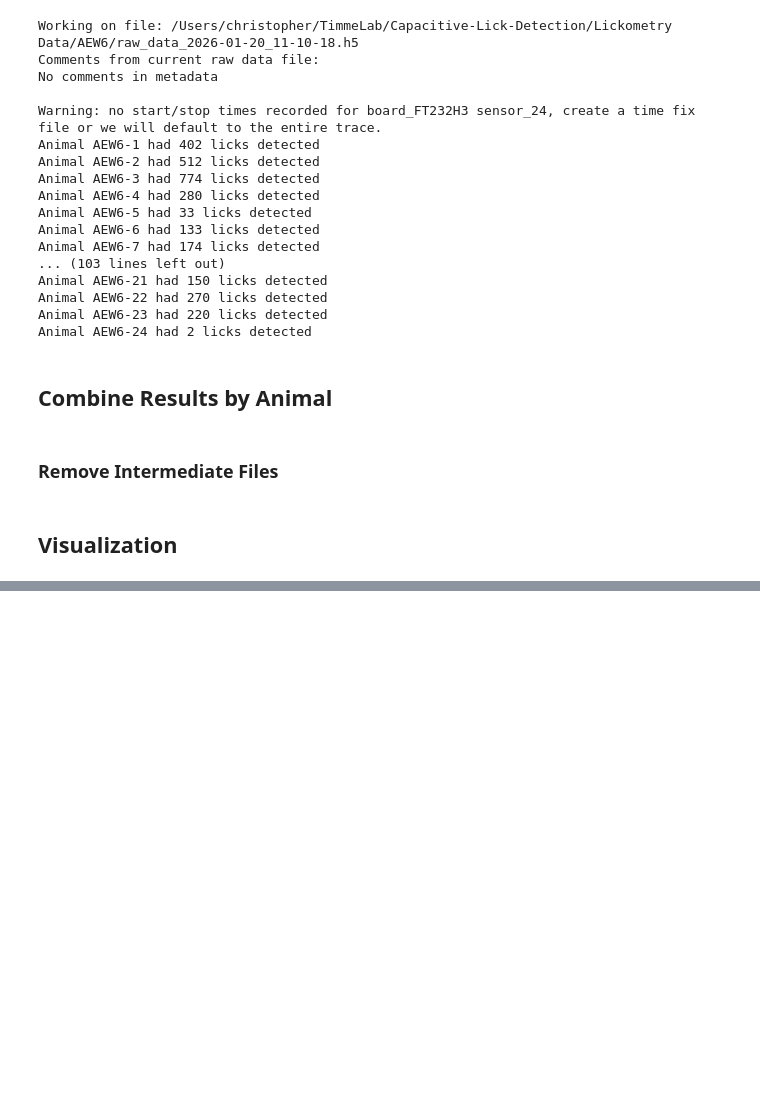
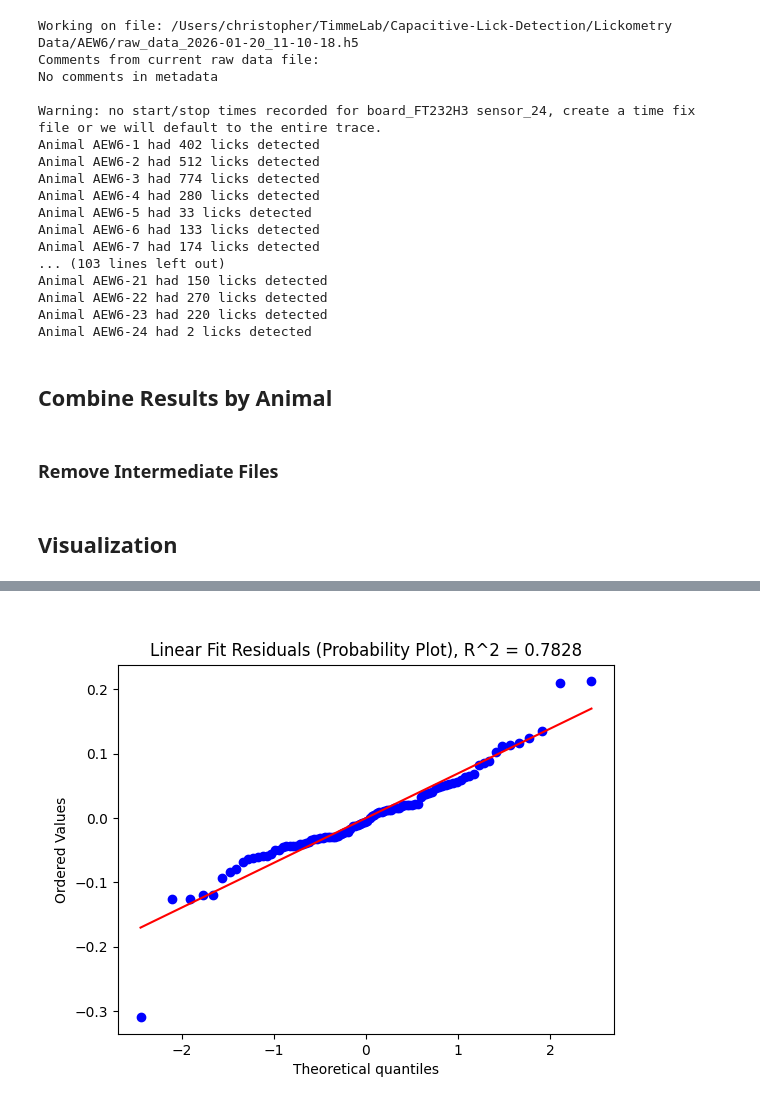
Before and after one commit to TimmeLab/CLiQR, a Jupyter notebook: DataAnalysis.ipynb, the cells around one changed output, grey strips where cells are left out. Cells and saved outputs as stored; diff of their text form; code cells hidden in the pictures; blank space fills up the shorter version.

```diff
--- a/DataAnalysis.ipynb
+++ b/DataAnalysis.ipynb
@@ -290,0 +297,16 @@ plt.show()
+# %%
+# Gather arrays n_licks and vol_consumed (with shape n_animals x n_files) for correlation
+n_animals = len(layout.values)
+n_files = len(fs.value)
+
+n_licks = np.zeros((n_files, n_animals))
+vol_consumed = np.zeros((n_files, n_animals))
+
+for i,animal_id in enumerate(layout.values):
+    animal_id = animal_id[0]
+    with h5py.File(combined_filepath, 'r') as h5f:
+        animal_data = h5f[animal_id]
+        for grp_num, grp_data in animal_data.items():
+            grp_num = int(grp_num)
+            vol_consumed[grp_num,i] = grp_data['consumed_vols'][()]
+            n_licks[grp_num,i] = grp_data['lick_indices'][()].size
@@ -290,0 +342,64 @@ plt.show()
+# %%
+# Linear model (OLS)
+X = sm.add_constant(n_licks.ravel())
+y = vol_consumed.ravel()
+mdl = sm.OLS(y, X).fit()
+
+# Robust linear model (RLM)
+mdlr = sm.RLM(y, X, M=sm.robust.norms.HuberT()).fit()
+
+# Residuals from robust fit (raw residuals)
+yhat_r = mdlr.predict(X)
+resid_r = y - yhat_r
+
+# (Optional) probability plots of residuals like plotResiduals(...,'probability')
+plt.figure()
+stats.probplot(mdl.resid, dist="norm", plot=plt)
+plt.title(f"Linear Fit Residuals (Probability Plot), R^2 = {mdl.rsquared:.4f}")
+
+plt.figure()
+stats.probplot(resid_r, dist="norm", plot=plt)
+plt.title("Robust Fit Residuals (Probability Plot)")
+
+# Detect outliers in robust residuals
+is_out = mad_based_outliers(resid_r, thresh=3.0)
+outlier_idx0 = np.flatnonzero(is_out)  # 0-based indices into flattened x/y
+
+# Show outliers to the user
+if outlier_idx0.size > 0:
+    plt.figure()
+    plt.scatter(n_licks.ravel(), y)
+    plt.scatter(n_licks.ravel()[outlier_idx0], y[outlier_idx0], marker="x", c="r")
+    plt.title("Outliers detected.")
+    plt.xlabel("Number of Licks")
+    plt.ylabel("Volume Consumed (mL)")
+
+    # Reorganize outlier info into (row, col) indices for data access
+    # MATLAB exclude is [col, row] (1-based). We'll store 0-based (row0, col0).
+    exclude = np.array([linear_index_to_row_col(i, n_files) for i in outlier_idx0], dtype=int)
+
+    # Plot capacitance traces for excluded channels
+    # MATLAB:
+    #   plot(data{row,col,9}, data{row,col,8})
+    # Python 0-based: data[row][col][8] and [7] if you stored the same ordering,
+    # but to mirror MATLAB's 9 and 8, use [8] and [7] only if you kept the same.
+    # Below assumes data[row][col][8] == MATLAB {...,9} and data[row][col][7] == MATLAB {...,8}.
+    with h5py.File(combined_filepath, 'r') as h5f:
+        for row0, col0 in exclude:
+            file_num = row0
+            animal_num = col0 + 1 # Animals IDs are 1-indexed
+            animal_id = animal_id_prefix + "-" + str(animal_num)
+            animal_data = h5f[animal_id]
+            single_day_data = animal_data[str(file_num)]
+
+            plt.figure()
+            t = single_day_data['time_data'][()]
+            v = single_day_data['cap_data'][()]
+            lick_indices = single_day_data['lick_indices'][()]
+            plt.plot(t, v, zorder=0)
+            plt.scatter(t[lick_indices], v[lick_indices], marker='o', c='r', s=15, zorder=1)
+            plt.title(f"Animal {animal_id}, date: {dates[file_num]}")
+else:
+    exclude = np.empty((0, 2), dtype=int)
+# %% [output]
+[figure, added]
```
Also changed, not shown: parts of 7 cells of this notebook, 2 other files.
